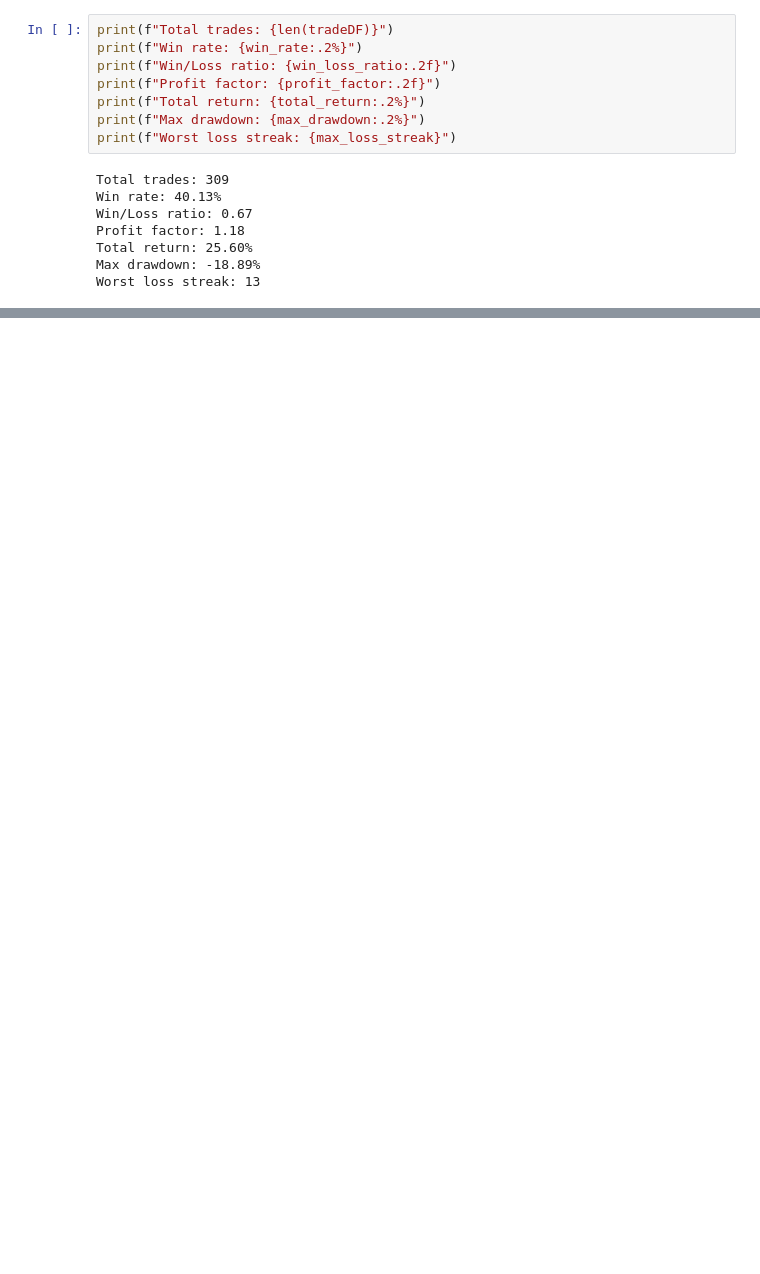
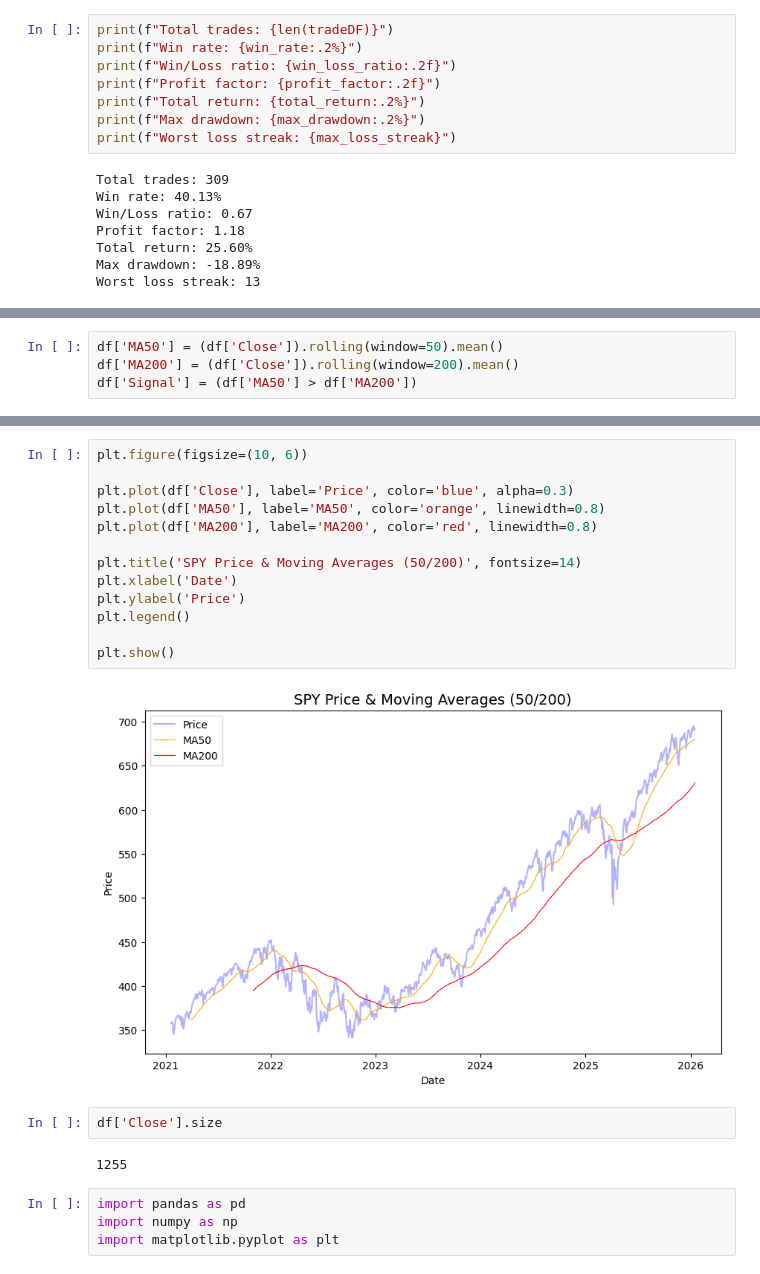
Before and after one commit to serhatkiyar/computational-finance-lab, a Jupyter notebook: notebooks/week1/day05_backtest_setup.ipynb, the cells around one changed output, grey strips where cells are left out. Cells and saved outputs as stored; diff of their text form; blank space fills up the shorter version.

```diff
--- a/notebooks/week1/day05_backtest_setup.ipynb
+++ b/notebooks/week1/day05_backtest_setup.ipynb
@@ -172,0 +185,4 @@ Worst loss streak: 13
+# %%
+df['MA50'] = (df['Close']).rolling(window=50).mean()
+df['MA200'] = (df['Close']).rolling(window=200).mean()
+df['Signal'] = (df['MA50'] > df['MA200'])
@@ -172,0 +199,23 @@ Worst loss streak: 13
+# %%
+plt.figure(figsize=(10, 6))
+
+plt.plot(df['Close'], label='Price', color='blue', alpha=0.3)
+plt.plot(df['MA50'], label='MA50', color='orange', linewidth=0.8)
+plt.plot(df['MA200'], label='MA200', color='red', linewidth=0.8)
+
+plt.title('SPY Price & Moving Averages (50/200)', fontsize=14)
+plt.xlabel('Date')
+plt.ylabel('Price')
+plt.legend()
+
+plt.show()
+# %% [output]
+[figure, added]
+# %%
+df['Close'].size
+# %% [output]
+1255
+# %%
+import pandas as pd
+import numpy as np
+import matplotlib.pyplot as plt
```
Also changed, not shown: parts of 12 cells of this notebook.
